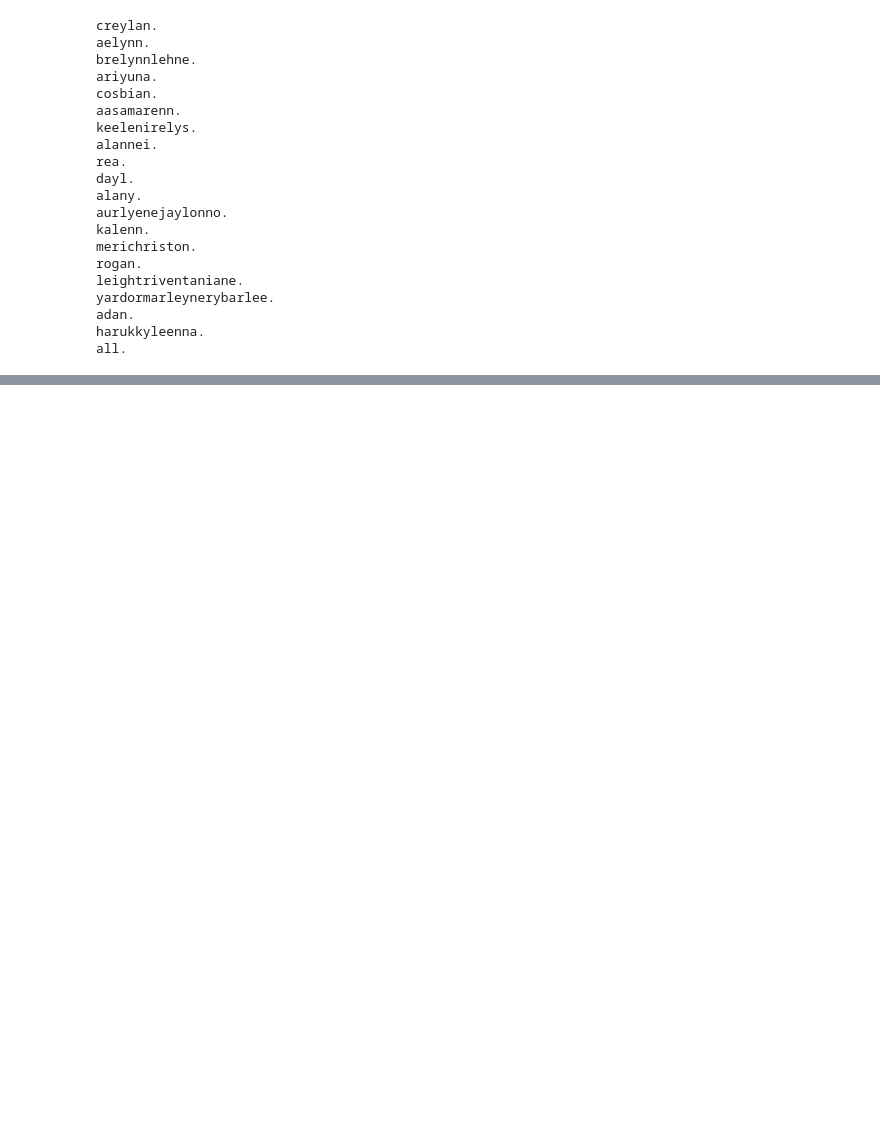
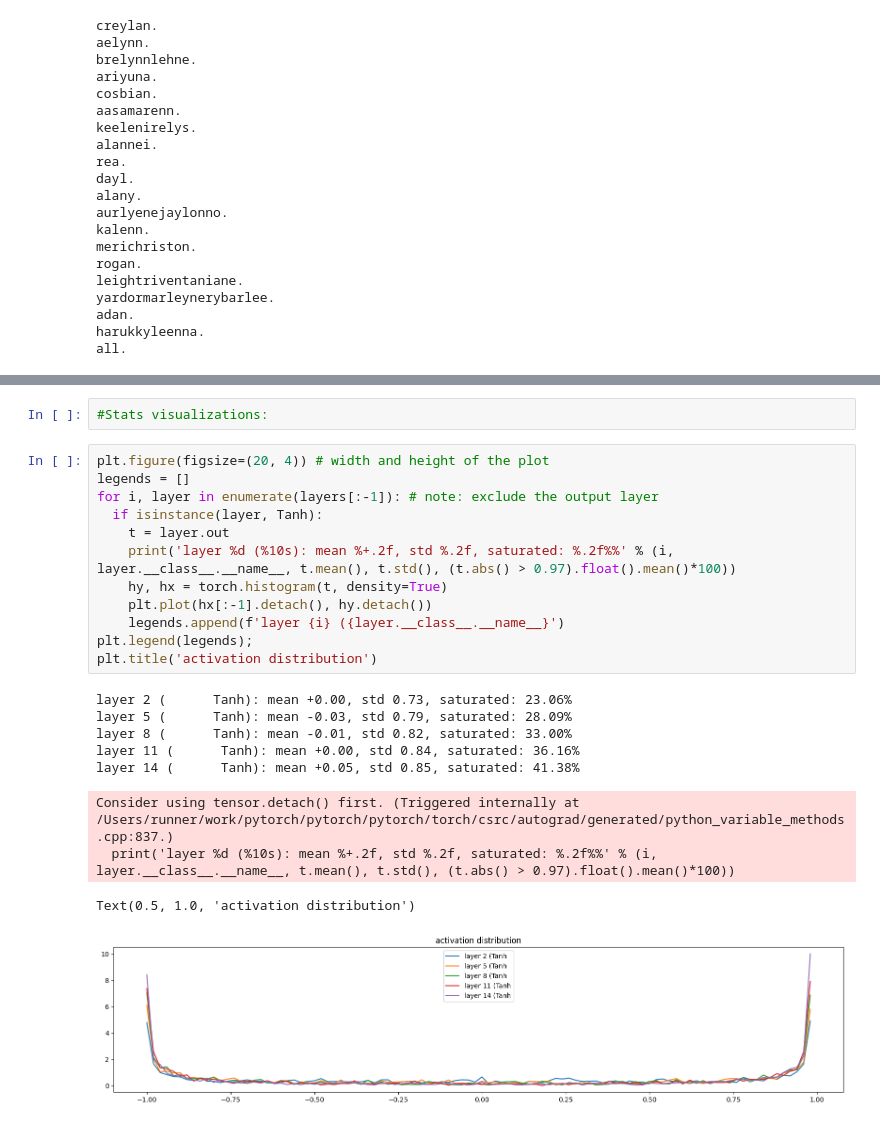
Before and after one commit to Ritvik-Mod/Summer-2026, a Jupyter notebook: makemore-mlp-with)embeddings-context-window_3_chars.ipynb, the cells around one changed output, grey strips where cells are left out. Saved outputs shown, nothing was run; the diff lists cells and outputs as text; blank space fills up the shorter version.

```diff
--- a/makemore-mlp-with)embeddings-context-window_3_chars.ipynb
+++ b/makemore-mlp-with)embeddings-context-window_3_chars.ipynb
@@ -219,0 +412,24 @@ all.
+# %%
+#Stats visualizations:
+# %%
+plt.figure(figsize=(20, 4)) # width and height of the plot
+legends = []
+for i, layer in enumerate(layers[:-1]): # note: exclude the output layer
+  if isinstance(layer, Tanh):
+    t = layer.out
+    print('layer %d (%10s): mean %+.2f, std %.2f, saturated: %.2f%%' % (i, layer.__class__.__name__, t.mean(), t.std(), (t.abs() > 0.97).float().mean()*100))
+    hy, hx = torch.histogram(t, density=True)
+    plt.plot(hx[:-1].detach(), hy.detach())
+    legends.append(f'layer {i} ({layer.__class__.__name__}')
+plt.legend(legends);
+plt.title('activation distribution')
+# %% [output]
+layer 2 (      Tanh): mean +0.00, std 0.73, saturated: 23.06%
+layer 5 (      Tanh): mean -0.03, std 0.79, saturated: 28.09%
+layer 8 (      Tanh): mean -0.01, std 0.82, saturated: 33.00%
+layer 11 (      Tanh): mean +0.00, std 0.84, saturated: 36.16%
+layer 14 (      Tanh): mean +0.05, std 0.85, saturated: 41.38%
+Consider using tensor.detach() first. (Triggered internally at /Users/runner/work/pytorch/pytorch/pytorch/torch/csrc/autograd/generated/python_variable_methods.cpp:837.)
+  print('layer %d (%10s): mean %+.2f, std %.2f, saturated: %.2f%%' % (i, layer.__class__.__name__, t.mean(), t.std(), (t.abs() > 0.97).float().mean()*100))
+Text(0.5, 1.0, 'activation distribution')
+[figure, added]
```
Also changed, not shown: parts of 11 cells of this notebook.
